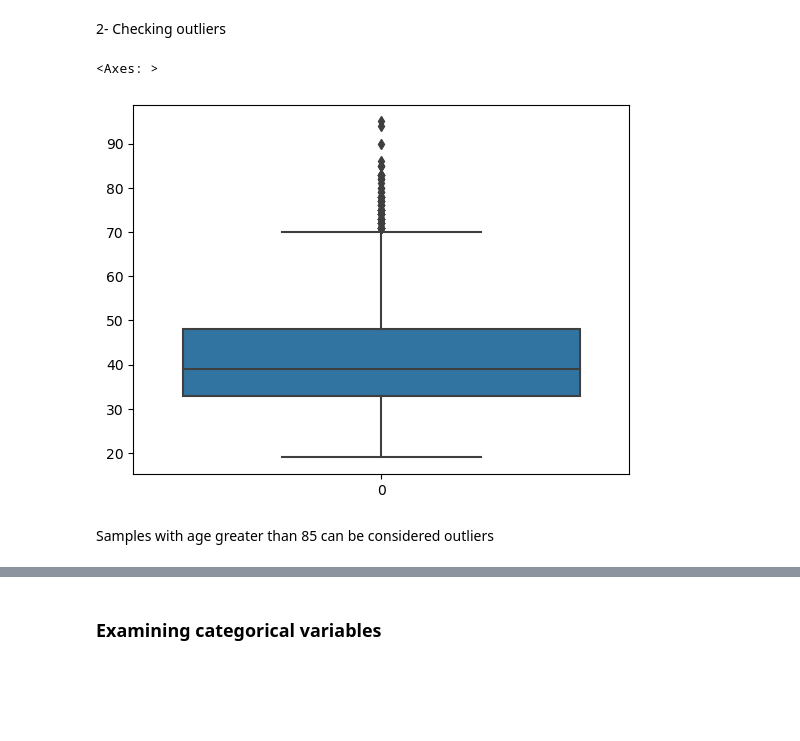
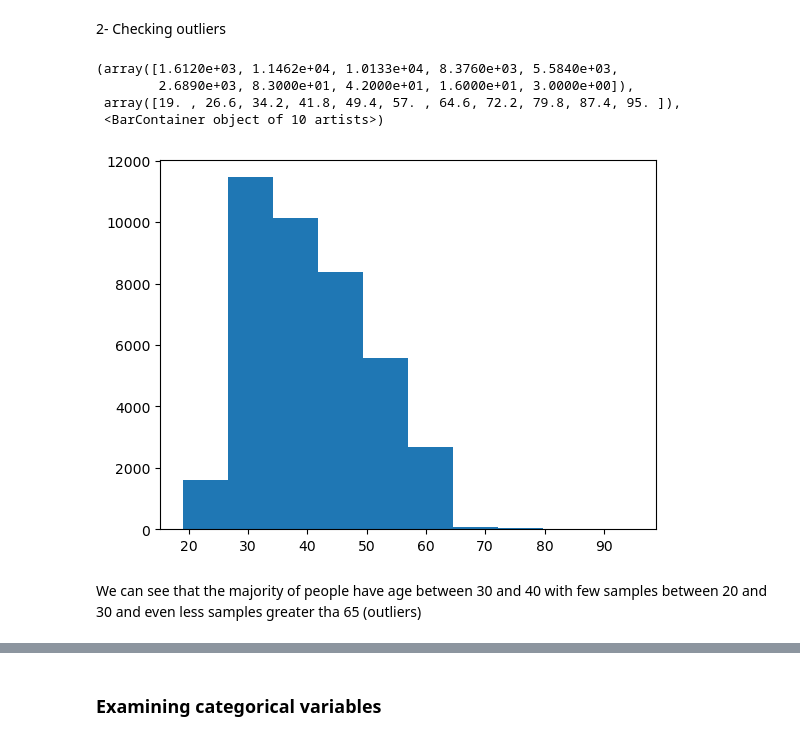
Before and after one commit to chiara89/OJGBREGVkBPNHLBf, a Jupyter notebook: term_deposit_subscription_prediction.ipynb, the cells around one changed output, grey strips where cells are left out. Drawn from its saved outputs; the diff is of its cells as text; code cells hidden in the pictures; blank space fills up the shorter version.

```diff
--- a/term_deposit_subscription_prediction.ipynb
+++ b/term_deposit_subscription_prediction.ipynb
@@ -114,10 +114,13 @@ No missing values are present
 # %% [markdown]
 2- Checking outliers
 # %%
-sns.boxplot(df['age'])
+plt.hist(df['age'])
 # %% [output]
-<Axes: >
+(array([1.6120e+03, 1.1462e+04, 1.0133e+04, 8.3760e+03, 5.5840e+03,
+        2.6890e+03, 8.3000e+01, 4.2000e+01, 1.6000e+01, 3.0000e+00]),
+ array([19. , 26.6, 34.2, 41.8, 49.4, 57. , 64.6, 72.2, 79.8, 87.4, 95. ]),
+ <BarContainer object of 10 artists>)
-[figure, old version]
+[figure, new version]
 # %% [markdown]
-Samples with age greater than 85 can be considered outliers
+We can see that the majority of people have age between 30 and 40 with few samples between 20 and 30 and even less samples greater tha 65 (outliers)
 # %%
```
Also changed, not shown: parts of 14 cells of this notebook.
